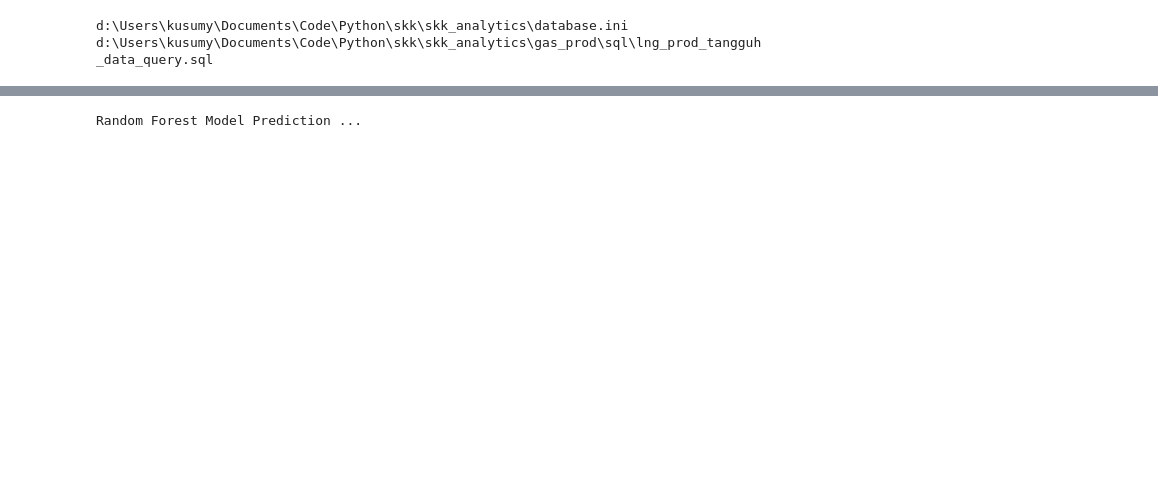
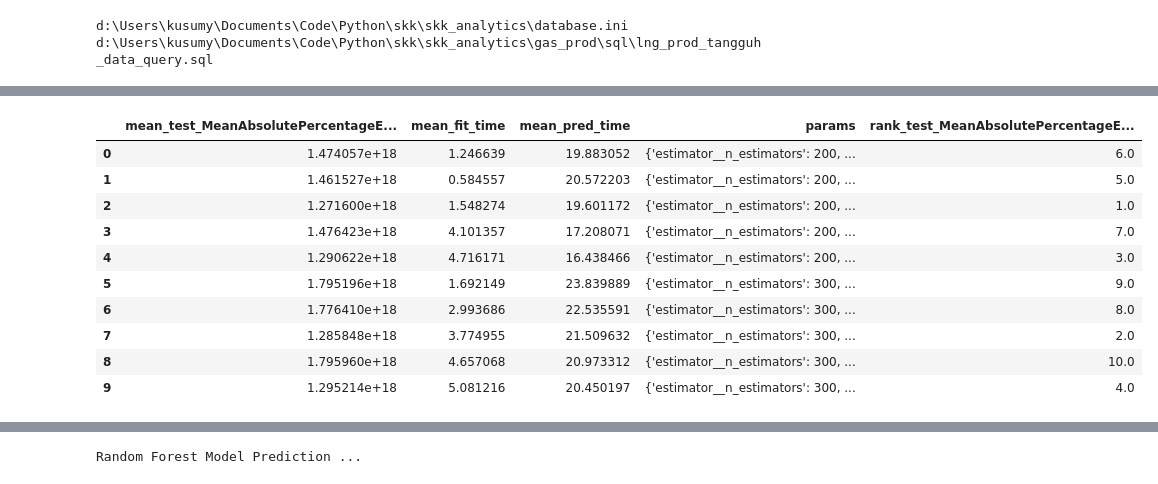
Before and after one commit to kusumy/skk_analytics, a Jupyter notebook: gas_prod/insample/search_model_best_parameter.ipynb, the cells around one changed output, grey strips where cells are left out. Saved outputs shown, nothing was run; the diff lists cells and outputs as text; code cells hidden in the pictures; blank space fills up the shorter version.

```diff
--- a/gas_prod/insample/search_model_best_parameter.ipynb
+++ b/gas_prod/insample/search_model_best_parameter.ipynb
@@ -78 +80,10 @@ fh = ForecastingHorizon(y_test.index, is_relative=False)
+# %%
+## Create Exogenous Variable
+df['month'] = [i.month for i in df.index]
+df['planned_shutdown'] = data['planned_shutdown'].values
+df['day'] = [i.day for i in df.index]
+
+ # Split into train and test
+X_train, X_test = temporal_train_test_split(df.iloc[:,1:], test_size=test_size)
+exogenous_features = ["month", "day", "planned_shutdown"]
 # %%
@@ -103,0 +138,14 @@ Creating Random Forest Model ...
+# %%
+gscv.cv_results_
+# %% [output]
+|  | mean_test_MeanAbsolutePercentageE... | mean_fit_time | mean_pred_time | params | rank_test_MeanAbsolutePercentageE... |
+| 0 | 1.474057e+18 | 1.246639 | 19.883052 | {'estimator__n_estimators': 200, ... | 6.0 |
+| 1 | 1.461527e+18 | 0.584557 | 20.572203 | {'estimator__n_estimators': 200, ... | 5.0 |
+| 2 | 1.271600e+18 | 1.548274 | 19.601172 | {'estimator__n_estimators': 200, ... | 1.0 |
+| 3 | 1.476423e+18 | 4.101357 | 17.208071 | {'estimator__n_estimators': 200, ... | 7.0 |
+| 4 | 1.290622e+18 | 4.716171 | 16.438466 | {'estimator__n_estimators': 200, ... | 3.0 |
+| 5 | 1.795196e+18 | 1.692149 | 23.839889 | {'estimator__n_estimators': 300, ... | 9.0 |
+| 6 | 1.776410e+18 | 2.993686 | 22.535591 | {'estimator__n_estimators': 300, ... | 8.0 |
+| 7 | 1.285848e+18 | 3.774955 | 21.509632 | {'estimator__n_estimators': 300, ... | 2.0 |
+| 8 | 1.795960e+18 | 4.657068 | 20.973312 | {'estimator__n_estimators': 300, ... | 10.0 |
+| 9 | 1.295214e+18 | 5.081216 | 20.450197 | {'estimator__n_estimators': 300, ... | 4.0 |
```
Also changed, not shown: parts of 13 cells of this notebook.
